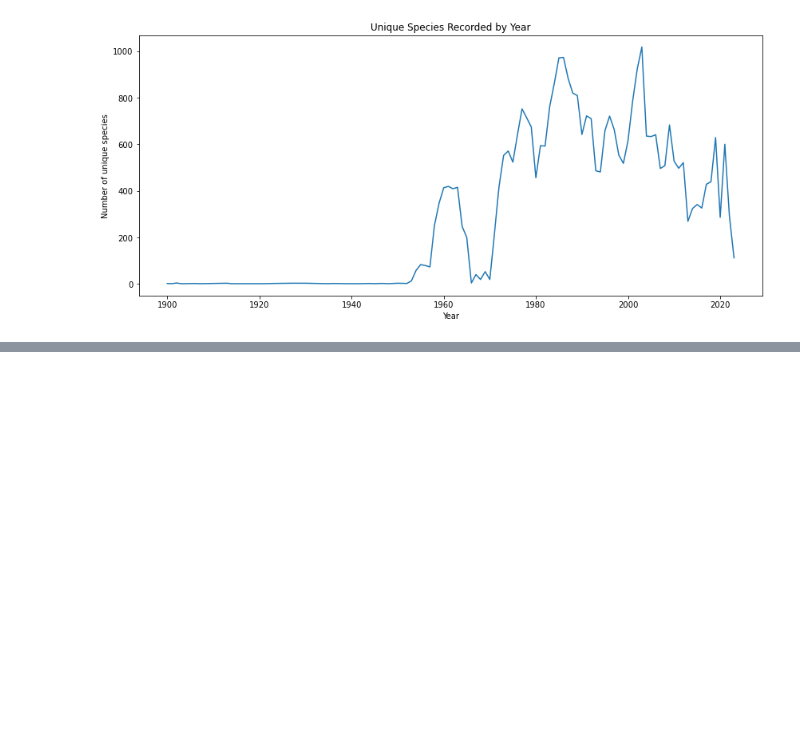
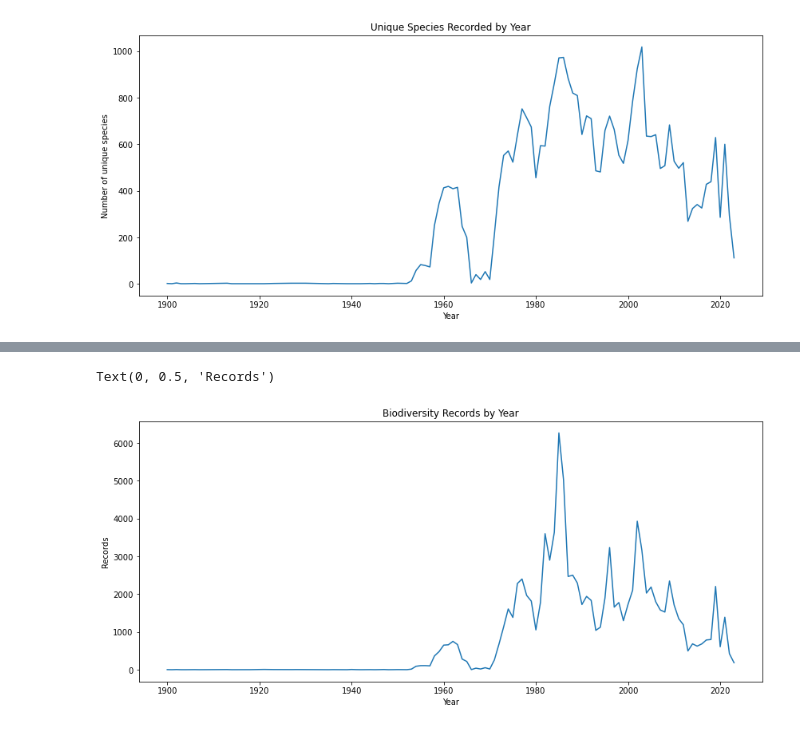
Before and after one commit to rbamford28/kent-biodiversity-prioritisation, a Jupyter notebook: notebooks/02_explore_biodiversity_data.ipynb, the cells around one changed output, grey strips where cells are left out. Drawn from its saved outputs; the diff is of its cells as text; code cells hidden in the pictures; blank space fills up the shorter version.

```diff
--- a/notebooks/02_explore_biodiversity_data.ipynb
+++ b/notebooks/02_explore_biodiversity_data.ipynb
@@ -181,0 +221,14 @@ Text(0, 0.5, 'Number of unique species')
+# %%
+annual_summary = (
+    biodiversity
+    .groupby("Year")
+    .agg(
+        total_records=("Scientific name", "size"),
+        unique_species=("Scientific name", "nunique"),
+        human_observations=("Basis of Record", lambda x: (x == "HUMAN_OBSERVATION").sum()),
+        preserved_specimens=("Basis of Record", lambda x: (x == "PRESERVED_SPECIMEN").sum())
+    )
+    .reset_index()
+)
+
+annual_summary.tail()
@@ -181,0 +242,11 @@ Text(0, 0.5, 'Number of unique species')
+# %%
+plt.figure(figsize = (14,6))
+
+plt.plot(annual_summary['Year'],annual_summary['total_records'])
+
+plt.title('Biodiversity Records by Year')
+plt.xlabel('Year')
+plt.ylabel('Records')
+# %% [output]
+Text(0, 0.5, 'Records')
+[figure, added]
```
Also changed, not shown: parts of 56 cells of this notebook, 5 other files.
